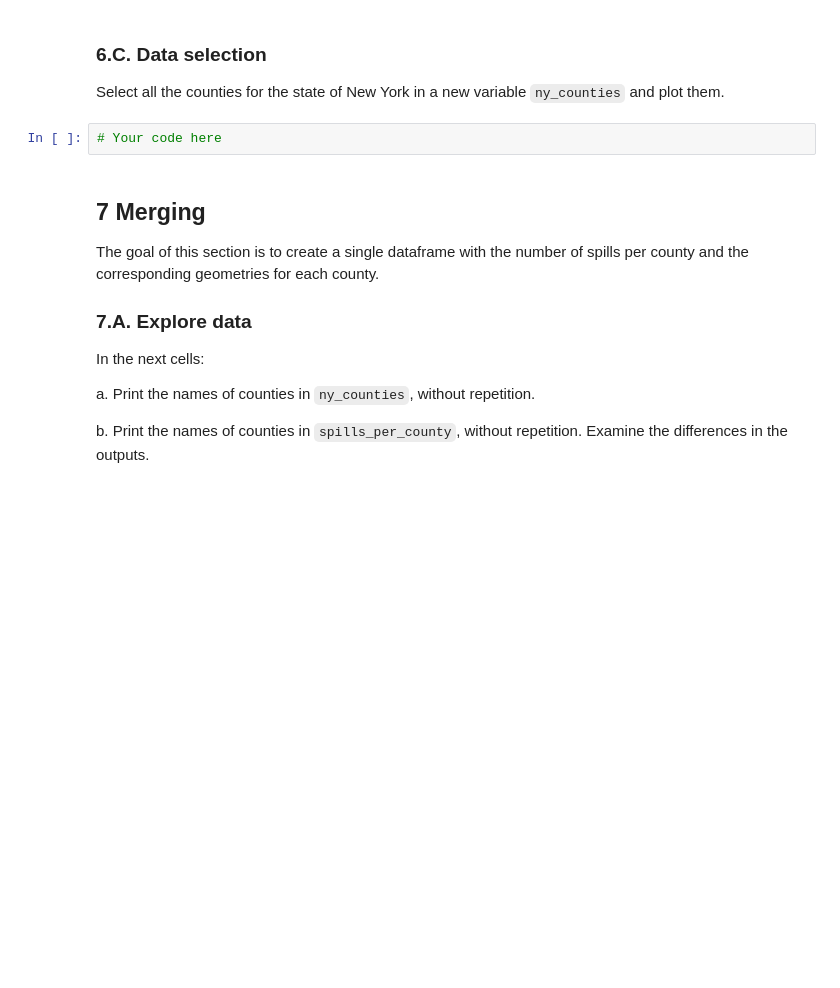
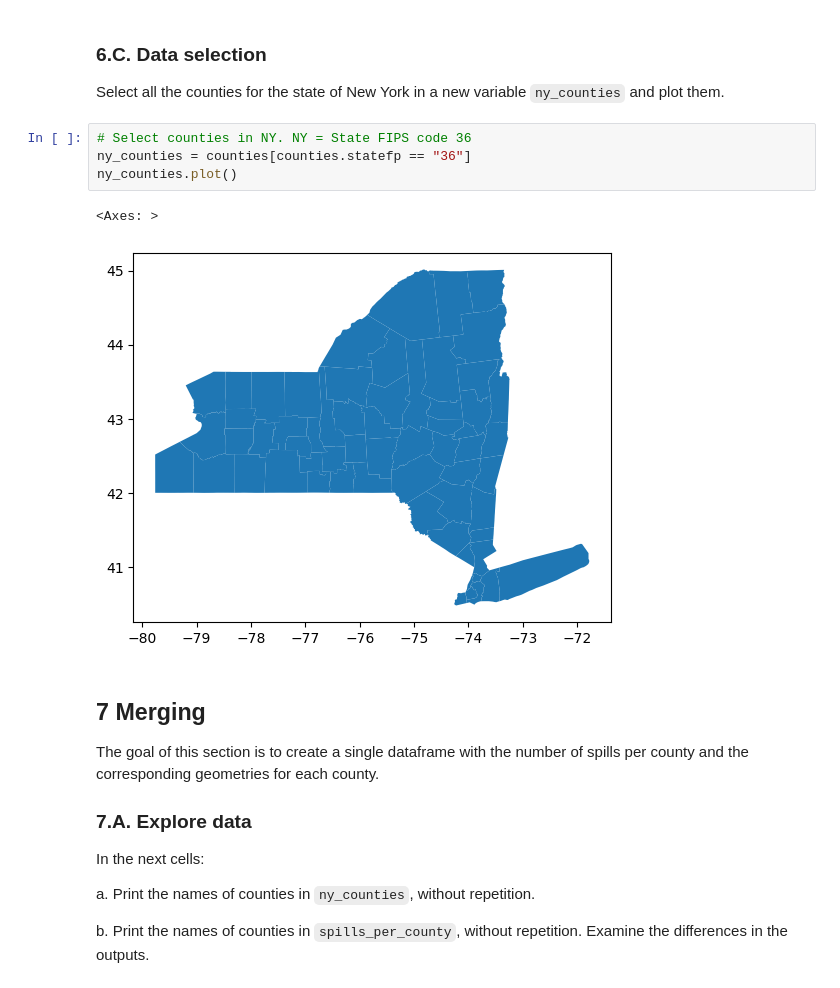
Before and after one commit to marinakochuten/eds220-hwk3, a Jupyter notebook: hwk3-task2-oil-spills.ipynb, the cells around one changed output. Drawn from its saved outputs; the diff is of its cells as text; blank space fills up the shorter version.

```diff
--- a/hwk3-task2-oil-spills.ipynb
+++ b/hwk3-task2-oil-spills.ipynb
@@ -328,8 +382,13 @@ Simplify column names as needed.
 ### 6.C. Data selection
 
 Select all the counties for the state of New York in a new variable `ny_counties` and plot them.
-# %%
-# Your code here
+# %%
+# Select counties in NY. NY = State FIPS code 36
+ny_counties = counties[counties.statefp == "36"]
+ny_counties.plot()
+# %% [output]
+<Axes: >
+[figure, added]
 # %% [markdown]
 ## 7 Merging
 
```
Also changed, not shown: parts of 12 cells of this notebook.
